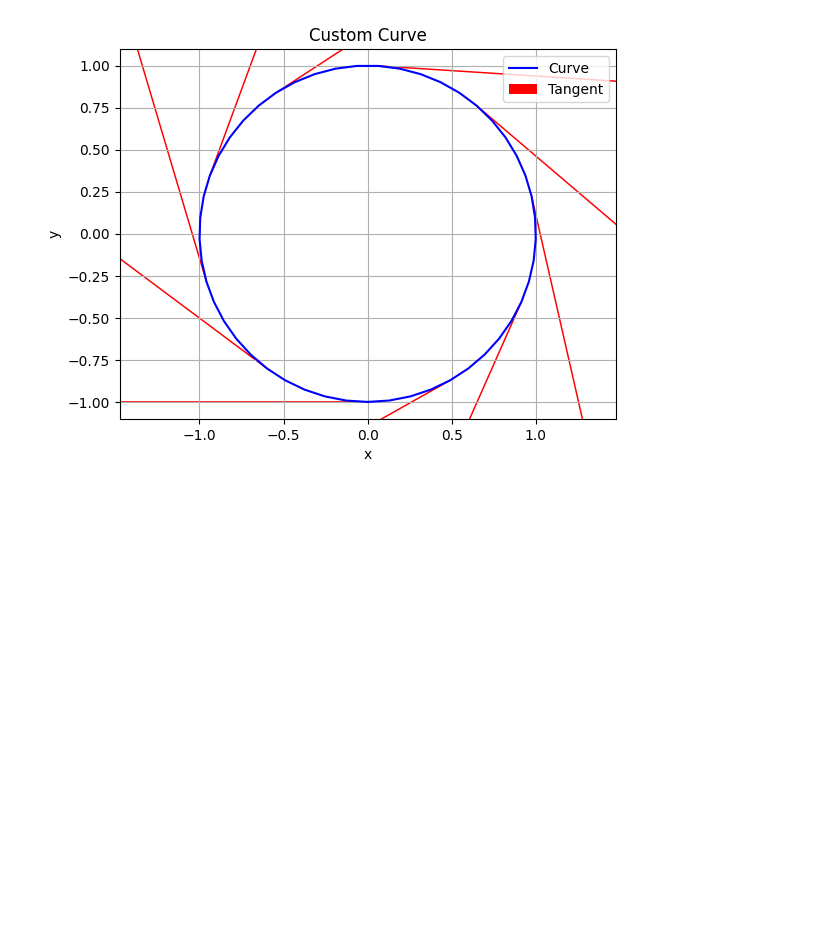
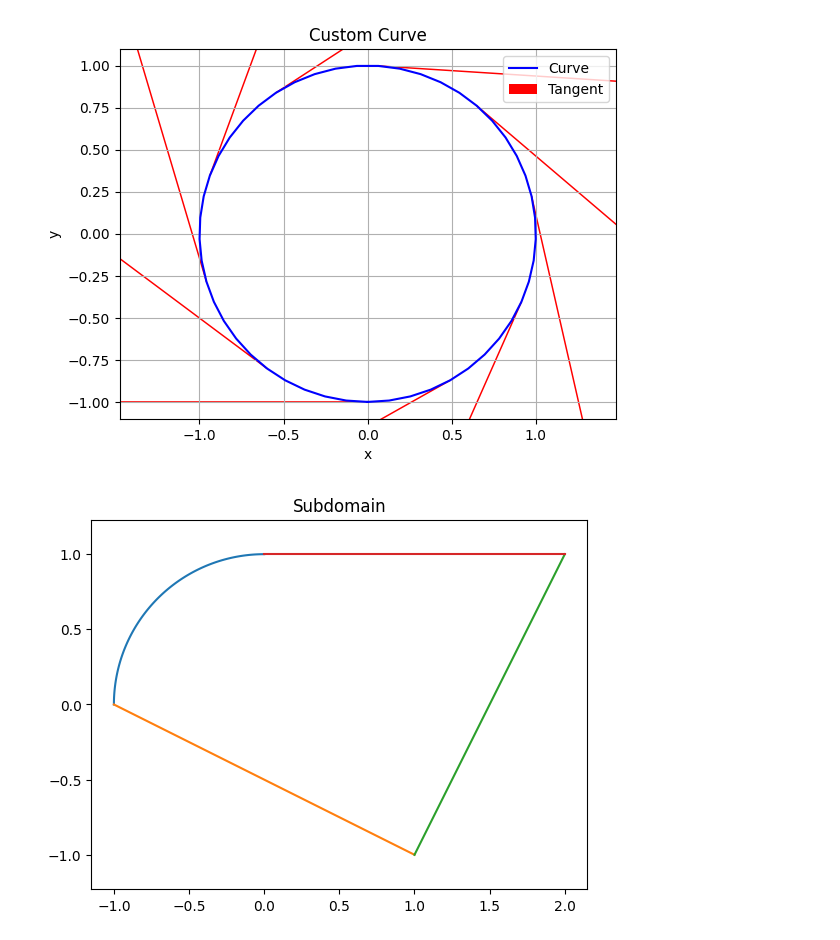
Before and after one commit to MazenAli/TT-FEMesh, a Jupyter notebook: prototypes/examples.ipynb, the cells around one changed output. Cells and saved outputs as stored; diff of their text form; code cells hidden in the pictures; blank space fills up the shorter version.

```diff
--- a/prototypes/examples.ipynb
+++ b/prototypes/examples.ipynb
@@ -109,3 +109,16 @@ plot_curve_with_tangents(custom_curve, "Custom Curve")
 # %% [output]
 ParametricCurve2D(x_func=<function <lambda> at 0x...>, y_func=<function <lambda> at 0x...>)
 [figure]
+# %%
+from ttfemesh.domain import CircularArc2D, Line2D
+from ttfemesh.domain import Subdomain2D
+
+arc0 = CircularArc2D((0, 0), 1, np.pi/2., 0.5*np.pi)
+line1 = Line2D((-1, 0), (1, -1))
+line2 = Line2D((1, -1), (2, 1))
+line3 = Line2D((2, 1), (0, 1))
+
+subdomain = Subdomain2D([arc0, line1, line2, line3])
+subdomain.plot()
+# %% [output]
+[figure, added]
```
Also changed, not shown: parts of 2 cells of this notebook, 2 other files.
